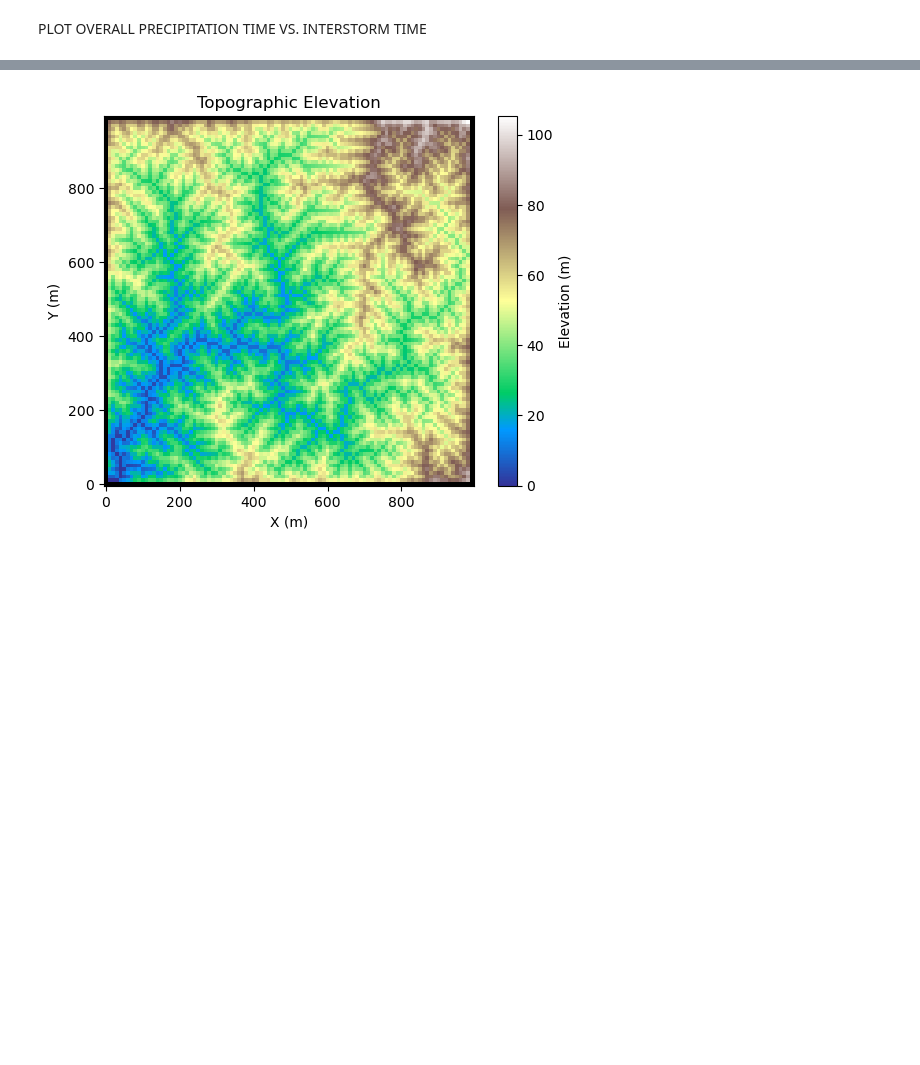
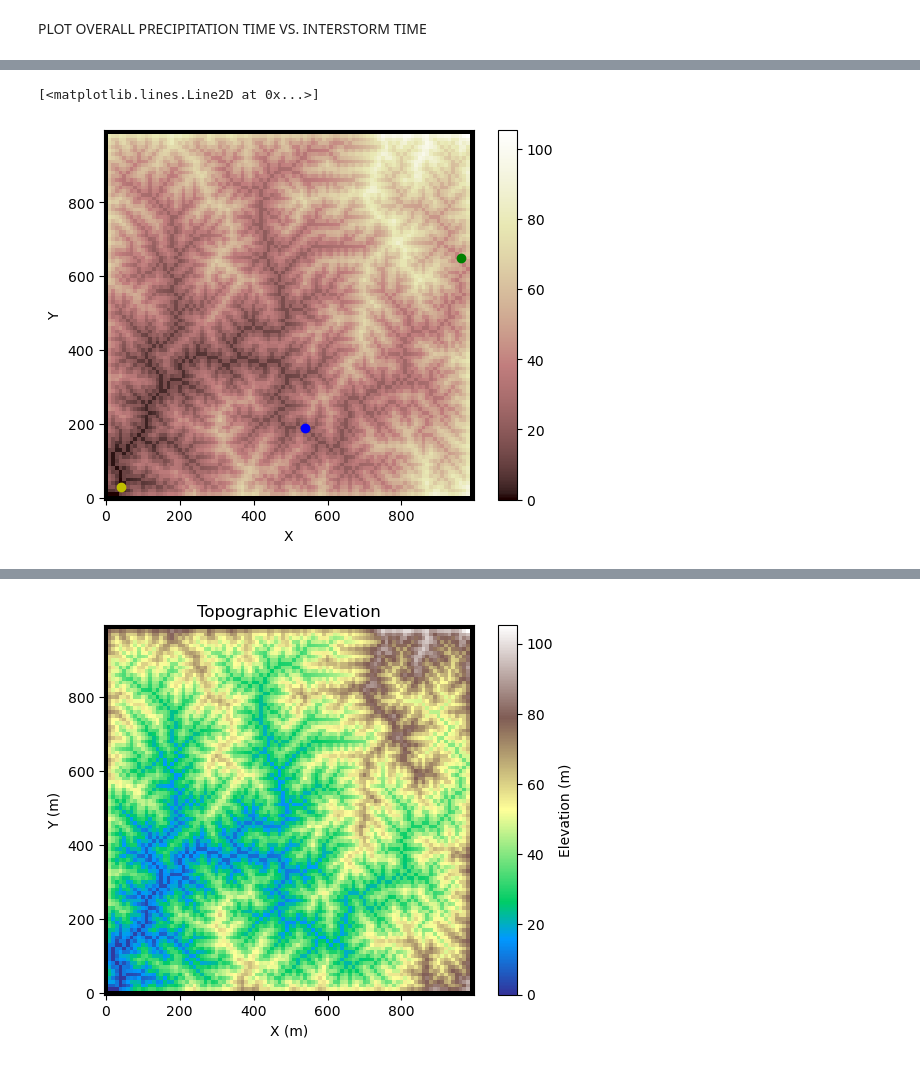
Before and after one commit to gsb223/landlabwork, a Jupyter notebook: final code/rain_sample_topo_example.ipynb, the cells around one changed output, grey strips where cells are left out. Drawn from its saved outputs; the diff is of its cells as text; code cells hidden in the pictures; blank space fills up the shorter version.

```diff
--- a/final code/rain_sample_topo_example.ipynb
+++ b/final code/rain_sample_topo_example.ipynb
@@ -223,3 +297,14 @@ print(total_t_check)
+# %%
+plt.figure(1)
+imshow_grid(mg, z)  # plot the DEM
+plt.plot(mg.node_x[outlet_node_to_sample], mg.node_y[outlet_node_to_sample], "yo")
+plt.plot(mg.node_x[upstream_node_to_sample], mg.node_y[upstream_node_to_sample], "bo")
+plt.plot(
+    mg.node_x[midstream_node_to_sample], mg.node_y[midstream_node_to_sample], "go"
+)
+# %% [output]
+[<matplotlib.lines.Line2D at 0x...>]
+[figure, added]
 # %%
 
 mg.at_node['surface_water__depth'].fill(1.e-12)  # a veneer of water stabilises the model
```
Also changed, not shown: parts of 9 cells of this notebook.
